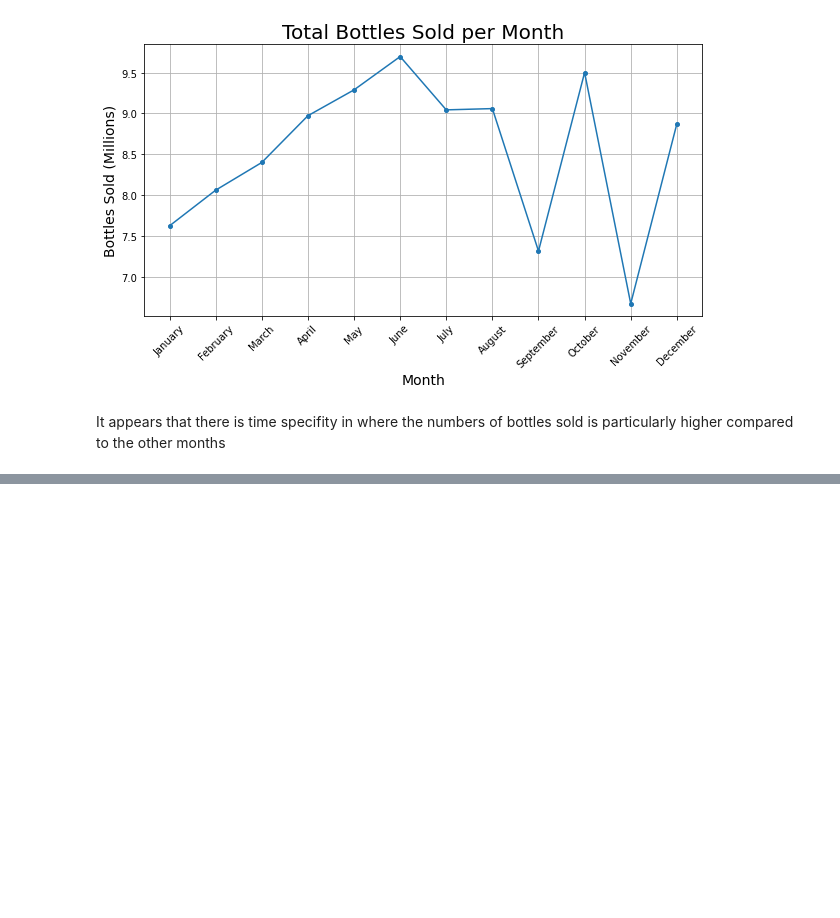
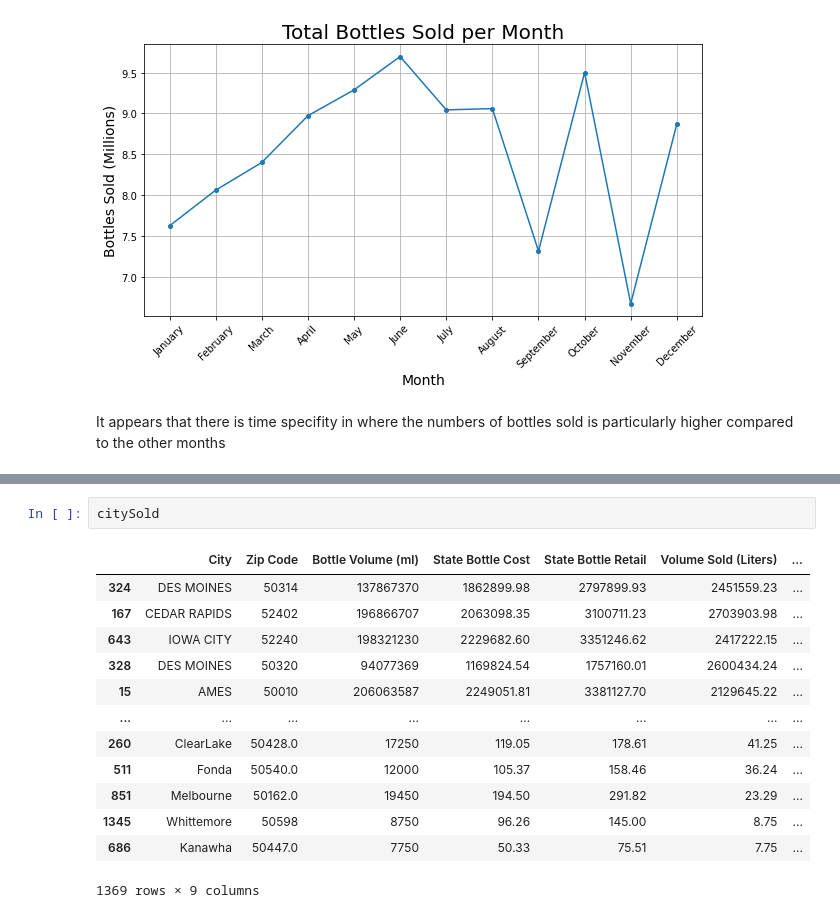
Before and after one commit to aronnicksnts/kaggle-projects, a Jupyter notebook: Iowa Liquor Sales/Iowa Liquor Sales Report.ipynb, the cells around one changed output, grey strips where cells are left out. Cells and saved outputs as stored; diff of their text form; blank space fills up the shorter version.

```diff
--- a/Iowa Liquor Sales/Iowa Liquor Sales Report.ipynb
+++ b/Iowa Liquor Sales/Iowa Liquor Sales Report.ipynb
@@ -264,0 +290,16 @@ plt.show()
+# %%
+citySold
+# %% [output]
+|  | City | Zip Code | Bottle Volume (ml) | State Bottle Cost | State Bottle Retail | Volume Sold (Liters) | ... |
+| 324 | DES MOINES | 50314 | 137867370 | 1862899.98 | 2797899.93 | 2451559.23 | ... |
+| 167 | CEDAR RAPIDS | 52402 | 196866707 | 2063098.35 | 3100711.23 | 2703903.98 | ... |
+| 643 | IOWA CITY | 52240 | 198321230 | 2229682.60 | 3351246.62 | 2417222.15 | ... |
+| 328 | DES MOINES | 50320 | 94077369 | 1169824.54 | 1757160.01 | 2600434.24 | ... |
+| 15 | AMES | 50010 | 206063587 | 2249051.81 | 3381127.70 | 2129645.22 | ... |
+| ... | ... | ... | ... | ... | ... | ... | ... |
+| 260 | ClearLake | 50428.0 | 17250 | 119.05 | 178.61 | 41.25 | ... |
+| 511 | Fonda | 50540.0 | 12000 | 105.37 | 158.46 | 36.24 | ... |
+| 851 | Melbourne | 50162.0 | 19450 | 194.50 | 291.82 | 23.29 | ... |
+| 1345 | Whittemore | 50598 | 8750 | 96.26 | 145.00 | 8.75 | ... |
+| 686 | Kanawha | 50447.0 | 7750 | 50.33 | 75.51 | 7.75 | ... |
+1369 rows × 9 columns
```
Also changed, not shown: parts of 30 cells of this notebook, 3 other files.
